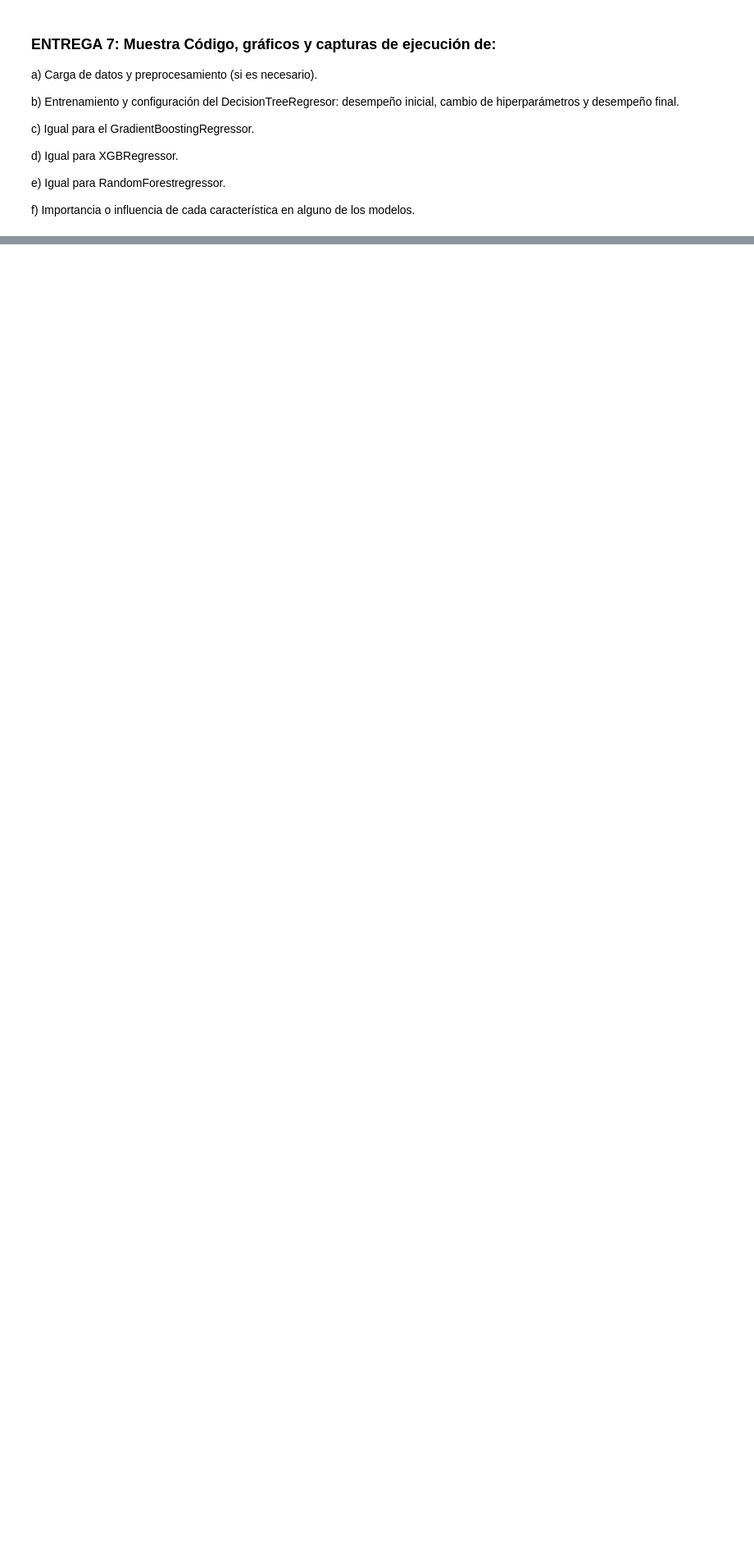
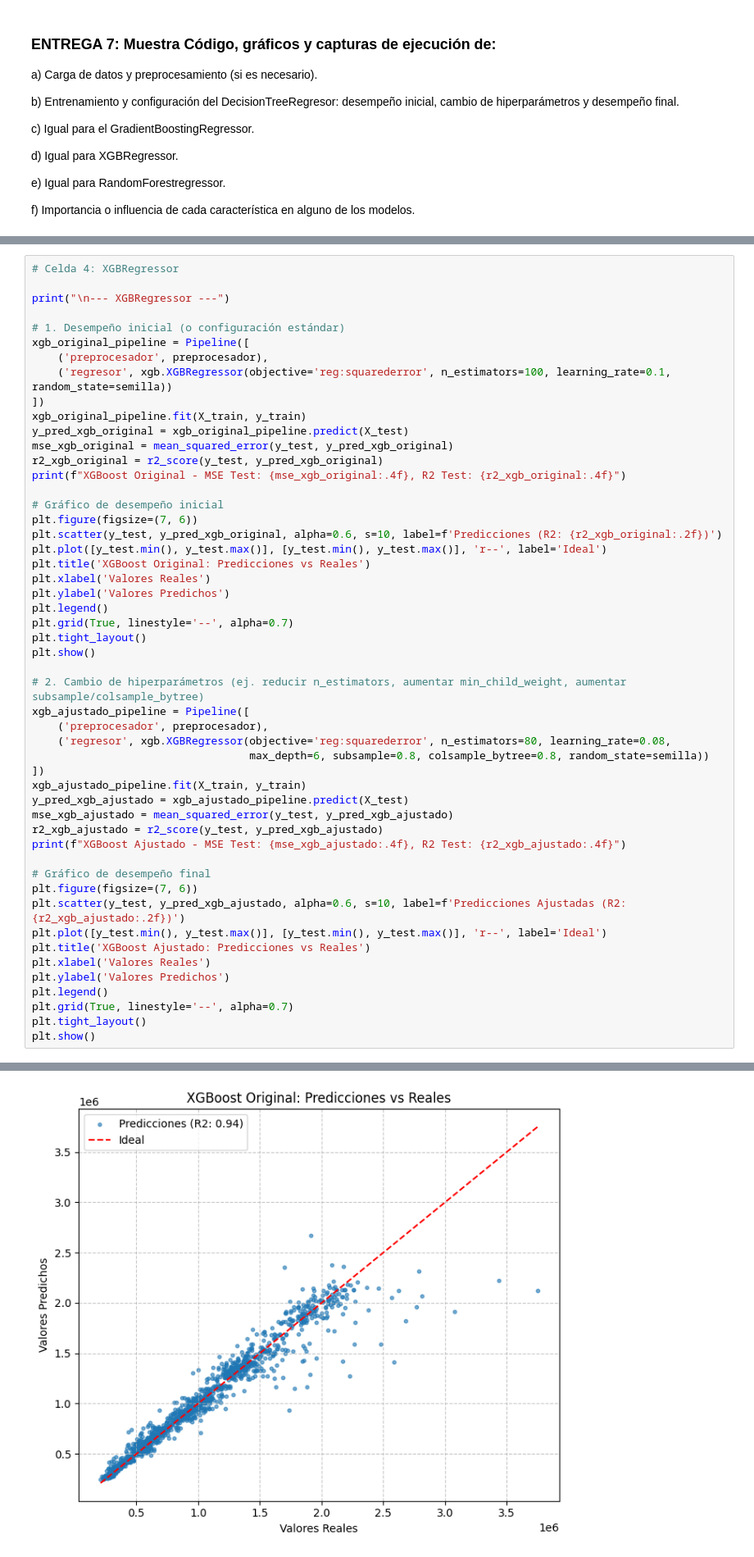
Before and after one commit to JuanMP/Sistemas-de-Aprendizaje, a Jupyter notebook: UD03/Regresión2/saa_u03_p01_a3_JMP.ipynb, the cells around one changed output, grey strips where cells are left out. Shown at 82% size. Drawn from its saved outputs; the diff is of its cells as text; blank space fills up the shorter version.

```diff
--- a/UD03/Regresión2/saa_u03_p01_a3_JMP.ipynb
+++ b/UD03/Regresión2/saa_u03_p01_a3_JMP.ipynb
@@ -29,0 +215,52 @@ f) Importancia o influencia de cada característica en alguno de los modelos.
+# %%
+# Celda 4: XGBRegressor
+
+print("\n--- XGBRegressor ---")
+
+# 1. Desempeño inicial (o configuración estándar)
+xgb_original_pipeline = Pipeline([
+    ('preprocesador', preprocesador),
+    ('regresor', xgb.XGBRegressor(objective='reg:squarederror', n_estimators=100, learning_rate=0.1, random_state=semilla))
+])
+xgb_original_pipeline.fit(X_train, y_train)
+y_pred_xgb_original = xgb_original_pipeline.predict(X_test)
+mse_xgb_original = mean_squared_error(y_test, y_pred_xgb_original)
+r2_xgb_original = r2_score(y_test, y_pred_xgb_original)
+print(f"XGBoost Original - MSE Test: {mse_xgb_original:.4f}, R2 Test: {r2_xgb_original:.4f}")
+
+# Gráfico de desempeño inicial
+plt.figure(figsize=(7, 6))
+plt.scatter(y_test, y_pred_xgb_original, alpha=0.6, s=10, label=f'Predicciones (R2: {r2_xgb_original:.2f})')
+plt.plot([y_test.min(), y_test.max()], [y_test.min(), y_test.max()], 'r--', label='Ideal')
+plt.title('XGBoost Original: Predicciones vs Reales')
+plt.xlabel('Valores Reales')
+plt.ylabel('Valores Predichos')
+plt.legend()
+plt.grid(True, linestyle='--', alpha=0.7)
+plt.tight_layout()
+plt.show()
+
+# 2. Cambio de hiperparámetros (ej. reducir n_estimators, aumentar min_child_weight, aumentar subsample/colsample_bytree)
+xgb_ajustado_pipeline = Pipeline([
+    ('preprocesador', preprocesador),
+    ('regresor', xgb.XGBRegressor(objective='reg:squarederror', n_estimators=80, learning_rate=0.08,
+                                  max_depth=6, subsample=0.8, colsample_bytree=0.8, random_state=semilla))
+])
+xgb_ajustado_pipeline.fit(X_train, y_train)
+y_pred_xgb_ajustado = xgb_ajustado_pipeline.predict(X_test)
+mse_xgb_ajustado = mean_squared_error(y_test, y_pred_xgb_ajustado)
+r2_xgb_ajustado = r2_score(y_test, y_pred_xgb_ajustado)
+print(f"XGBoost Ajustado - MSE Test: {mse_xgb_ajustado:.4f}, R2 Test: {r2_xgb_ajustado:.4f}")
+
+# Gráfico de desempeño final
+plt.figure(figsize=(7, 6))
+plt.scatter(y_test, y_pred_xgb_ajustado, alpha=0.6, s=10, label=f'Predicciones Ajustadas (R2: {r2_xgb_ajustado:.2f})')
+plt.plot([y_test.min(), y_test.max()], [y_test.min(), y_test.max()], 'r--', label='Ideal')
+plt.title('XGBoost Ajustado: Predicciones vs Reales')
+plt.xlabel('Valores Reales')
+plt.ylabel('Valores Predichos')
+plt.legend()
+plt.grid(True, linestyle='--', alpha=0.7)
+plt.tight_layout()
+plt.show()
+# %% [output]
@@ -29,0 +269 @@ f) Importancia o influencia de cada característica en alguno de los modelos.
+[figure, added]
```
Also changed, not shown: parts of 6 cells of this notebook, 4 other files.
